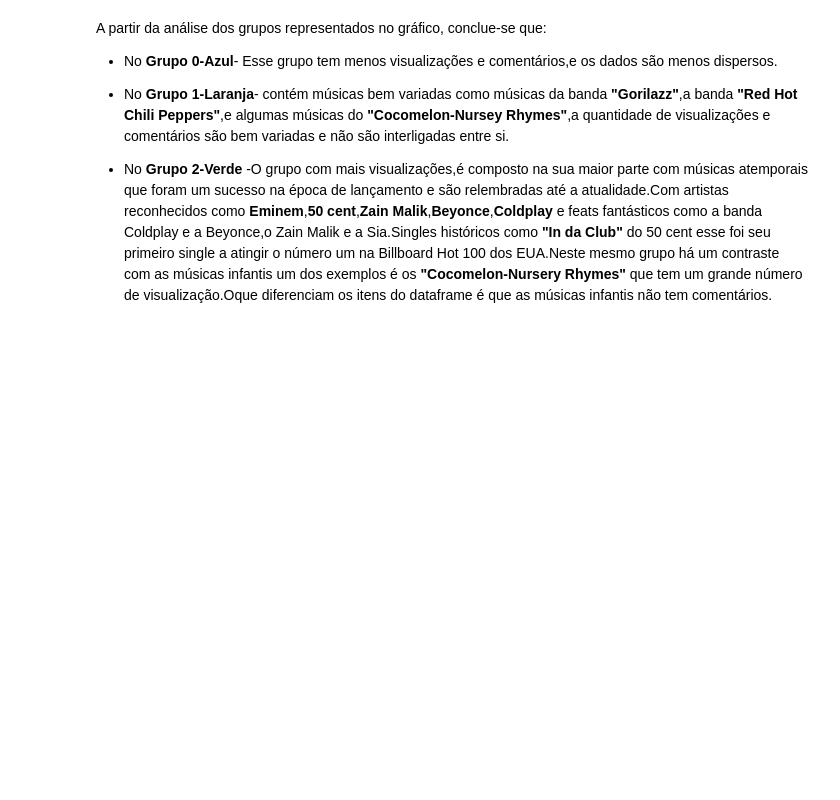
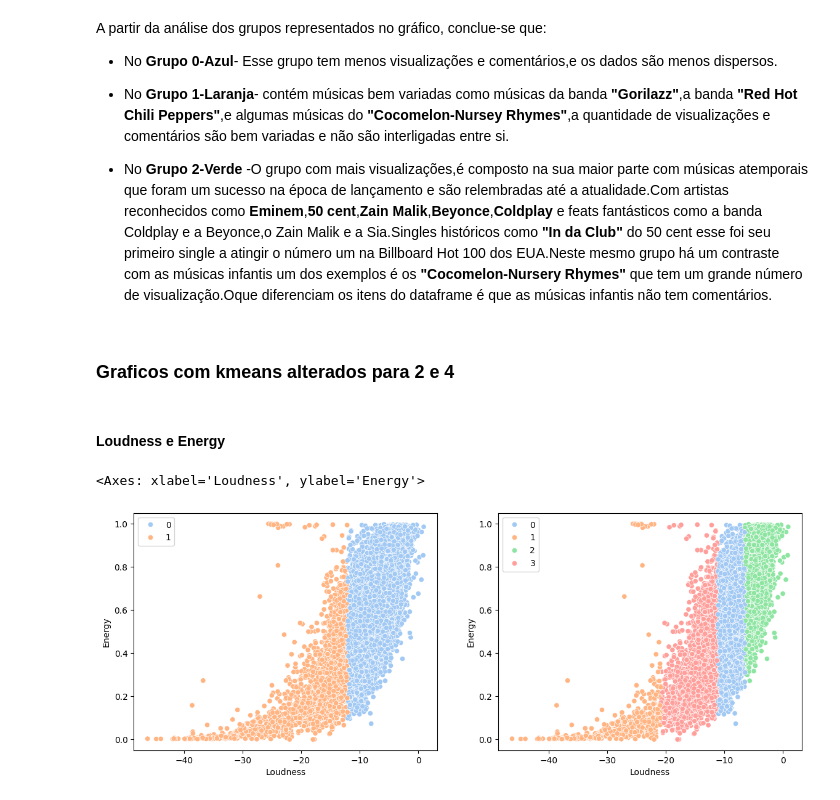
Before and after one commit to sylrod569/Projeto-ICD---An-lise-de-Dados-do-Spotify-Youtube, a Jupyter notebook: Projeto_ICD.ipynb, the cells around one changed output. Drawn from its saved outputs; the diff is of its cells as text; code cells hidden in the pictures; blank space fills up the shorter version.

Commit message:
valores diferentes para K

```diff
--- a/Projeto_ICD.ipynb
+++ b/Projeto_ICD.ipynb
@@ -668,3 +668,20 @@ A partir da análise dos grupos representados no gráfico, conclue-se que:
 - No **Grupo 1-Laranja**- contém músicas bem variadas como músicas da banda **"Gorilazz"**,a banda **"Red Hot Chili Peppers"**,e algumas músicas do **"Cocomelon-Nursey Rhymes"**,a quantidade de visualizações e comentários são bem variadas e não são interligadas entre si.
 
 - No **Grupo 2-Verde** -O grupo com mais visualizações,é composto na sua maior parte com músicas atemporais que foram um sucesso na época de lançamento e são  relembradas até a atualidade.Com artistas reconhecidos como **Eminem**,**50 cent**,**Zain Malik**,**Beyonce**,**Coldplay** e feats fantásticos como a banda Coldplay e a Beyonce,o Zain Malik e a Sia.Singles históricos como **"In da Club"** do 50 cent esse foi seu primeiro single a atingir o número um na Billboard Hot 100 dos EUA.Neste mesmo grupo há um contraste com as músicas infantis um dos exemplos é os  **"Cocomelon-Nursery Rhymes"** que tem um grande número de visualização.Oque diferenciam os itens do dataframe é que as músicas infantis não tem comentários.
+# %% [markdown]
+### Graficos com kmeans alterados para 2 e 4
+# %% [markdown]
+#### Loudness e Energy
+# %%
+plt.figure(figsize=(14,5))
+plt.subplot(1,2,1)
+kmeans = KMeans(n_clusters=2)
+kmeans.fit(df_loud_energy)
+sns.scatterplot(data=df_loud_energy, x='Loudness', y='Energy', hue=kmeans.labels_, palette='pastel')
+plt.subplot(1,2,2)
+kmeans = KMeans(n_clusters=4)
+kmeans.fit(df_loud_energy)
+sns.scatterplot(data=df_loud_energy, x='Loudness', y='Energy', hue=kmeans.labels_, palette='pastel')
+# %% [output]
+<Axes: xlabel='Loudness', ylabel='Energy'>
+[figure, added]
```
Also changed, not shown: parts of 7 cells of this notebook, 1 other file.
